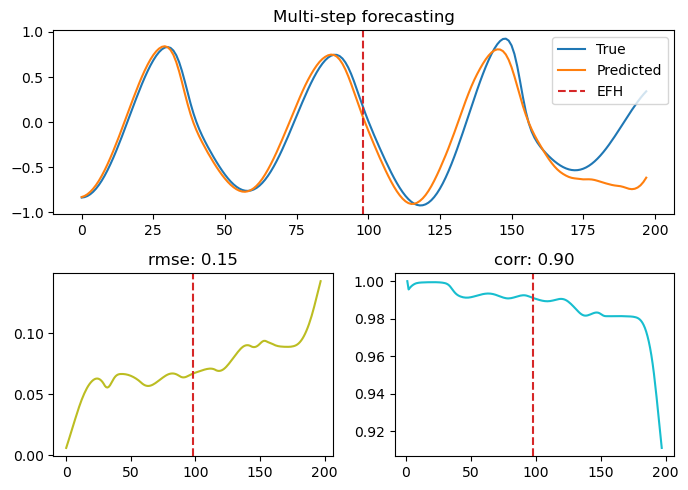
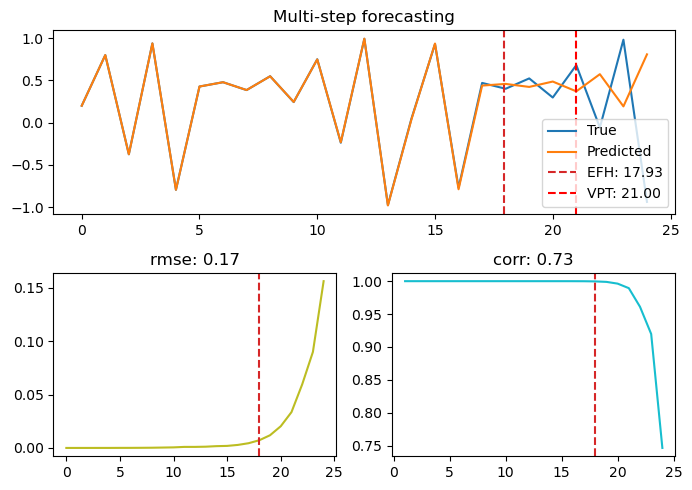
The notebook cell's code change between the first figure and the second:
--- before
+++ after
@@ -1,2 +1,3 @@
+import numpy as np
 from rcpy.models import create_model
 from rcpy.training import train_model
@@ -25,6 +26,6 @@
 
 # ----- Train model -----
-washout_training = 1000
-trained_model = train_model(model=model, data=data, forecasting_step=1, washout_training=washout_training)
+washout_training = 500
+trained_model = train_model(model=model, train_data=data['train_data'], forecasting_step=1, washout_training=washout_training)
 
 
@@ -32,11 +33,16 @@
 # 4a. FORECASTING
 # ================================
-warmup_length = 1000
-forecast_length = 1000
+warmup_length = 500
+forecast_length = 100
+warmup_data=data['train_data'][-warmup_length:]
+
+#warmup_data_aligned = np.vstack([warmup_data, data['test_data'][:1]])
 
 Y_pred = forecast_rcpy(model=trained_model,
                         warmup_data=warmup_data,
                         forecast_length=forecast_length)
-Y_true = data["val_data"][:forecast_length]
+#Y_true = data["test_data"][1:forecast_length+1]
+Y_true = data["test_data"][:forecast_length]
+
 
 # ================================
@@ -45,11 +51,14 @@
 
 # ----- Compute skill ----- 
-efh_threshold = 0.2
+efh_threshold = 0.1
 efh_softness = 0.02
 efh = compute_skill(y_true=Y_true, y_pred=Y_pred, method='efh', threshold=efh_threshold, softness=efh_softness)
+vpt = compute_skill(y_true=Y_true, y_pred=Y_pred, method='vpt', threshold=0.2)
 rmse_cumulative = compute_skill(y_true=Y_true, y_pred=Y_pred, method='error', mode="cumulative")
 corr_cumulative = compute_skill(y_true=Y_true, y_pred=Y_pred, method='pearson', mode="cumulative")
 
 # ----- Plot forecast -----
-plot_cutoff = None
+plot_cutoff = 25
 fig = plot_forecast(Y_pred=Y_pred, Y_true=Y_true, efh=efh, rmse_cumulative=rmse_cumulative, corr_cumulative=corr_cumulative, plot_cutoff=plot_cutoff)
+fig.get_axes()[0].axvline(vpt, color='red', linestyle='--', label=f'VPT: {vpt:.2f}')
+fig.get_axes()[0].legend()

Commit: update before implementing multi-dimensional input